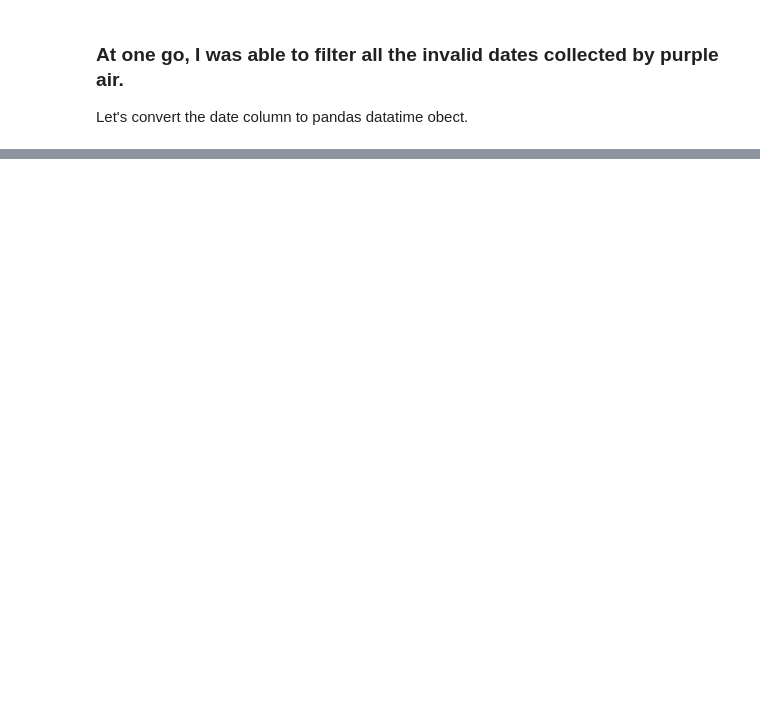
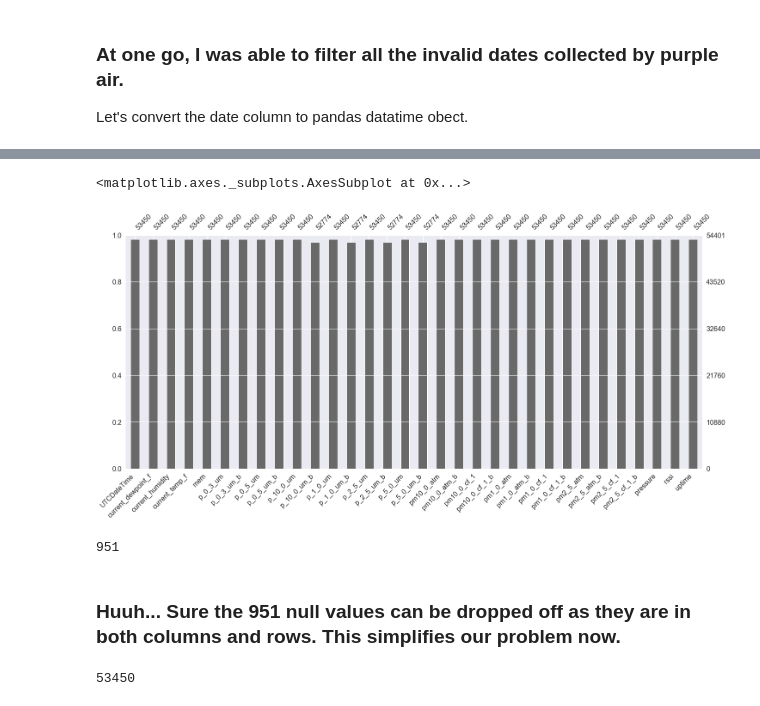
Before and after one commit to Rohianon/PurpleAirCaptsoneProject., a Jupyter notebook: Scripts/purleair.ipynb, the cells around one changed output, grey strips where cells are left out. Drawn from its saved outputs; the diff is of its cells as text; code cells hidden in the pictures; blank space fills up the shorter version.

```diff
--- a/Scripts/purleair.ipynb
+++ b/Scripts/purleair.ipynb
@@ -132,0 +193,4 @@ data.describe()
+# %%
+more_to_drop = ['pm2.5_aqi_atm', 'pm2.5_aqi_atm_b', 'pm2.5_aqi_cf_1', 'pm2.5_aqi_cf_1_b']
+data.drop(columns=more_to_drop,inplace=True)
+data.tail()
@@ -224,7 +296,7 @@ new_data
 ### At one go, I was able to filter all the invalid dates collected by purple air.
 Let's convert the date column to pandas datatime obect.
 # %%
-new_data['UTCDateTime'] = pd.to_datetime(new_data['UTCDateTime'],format='%Y%m%d%H%M%S')
+new_data['UTCDateTime'] = pd.to_datetime(new_data['UTCDateTime']) #,format='%Y%m%d%TH%M%S'
 new_data.head()
 # %% [output]
 A value is trying to be set on a copy of a slice from a DataFrame.
@@ -259,0 +320,3 @@ Name: UTCDateTime, Length: 55088, dtype: bool
+# %%
+data = new_data.reindex(index=range(0,len(new_data)))
+data
@@ -263,0 +377,20 @@ Name: UTCDateTime, Length: 55088, dtype: bool
+# %%
+#list of different features.
+int_feature_list = ['current_temp_f','mem','rssi','uptime']
+float_feature_list = ['current_dewpoint_f','p_0_3_um','p_0_3_um_b','p_0_5_um','p_0_5_um_b','p_10_0_um','p_10_0_um_b','p_1_0_um','p_1_0_um_b',\
+                      'p_2_5_um','p_2_5_um_b','p_5_0_um','p_5_0_um_b','pm10_0_atm','pm10_0_atm', 'pm10_0_atm_b',\
+                      'pm10_0_cf_1','pm10_0_cf_1_b','pm1_0_atm','pm1_0_atm_b','pm1_0_cf_1', 'pm1_0_cf_1_b',\
+                       'pm2_5_atm','pm2_5_atm_b', 'pm2_5_cf_1', 'pm2_5_cf_1_b', 'pressure']
+
+#int_conversion
+for feature in int_feature_list:
+    data[feature] = data[feature].astype('Float64').astype('Int64')
+
+
+#float conversion
+for feature in float_feature_list:
+    data[feature] = data[feature].astype(float)
+
+
+for i,col in enumerate(data.columns):
+    print(f'{i} :<--> {col} :<--> {find_dtype(col)}')
@@ -263,0 +448,17 @@ Name: UTCDateTime, Length: 55088, dtype: bool
+# %%
+msno.bar(data);
+# %% [output]
+<matplotlib.axes._subplots.AxesSubplot at 0x...>
+[figure, added]
+# %%
+null_data = data[data.isnull().all(axis=1)]
+len(null_data)
+# %% [output]
+951
+# %% [markdown]
+### Huuh... Sure the 951 null values can be dropped off as they are in both columns and rows. This simplifies our problem now.
+# %%
+data = data[~data.isnull().all(axis=1)]
+len(data)
+# %% [output]
+53450
```
Also changed, not shown: parts of 35 cells of this notebook, 1 other file.
